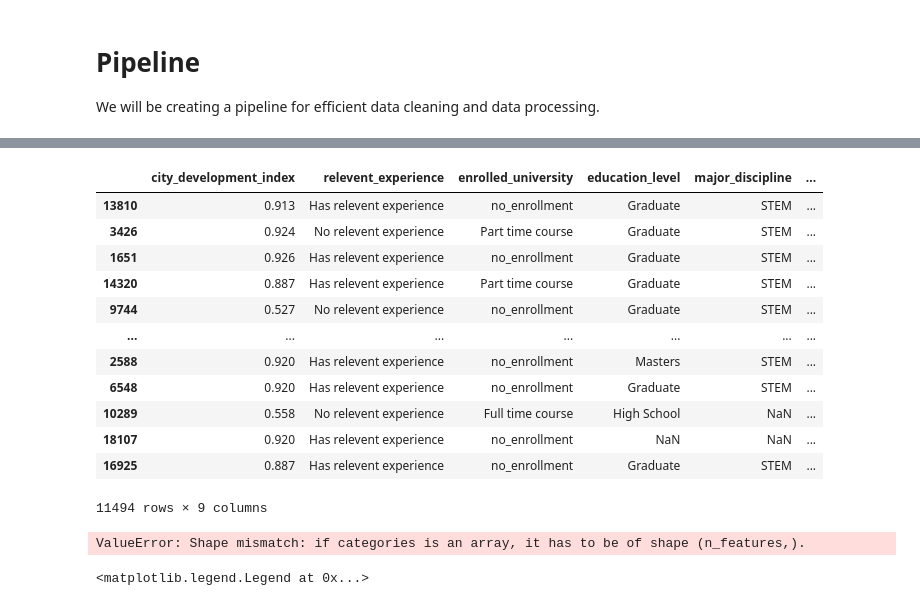
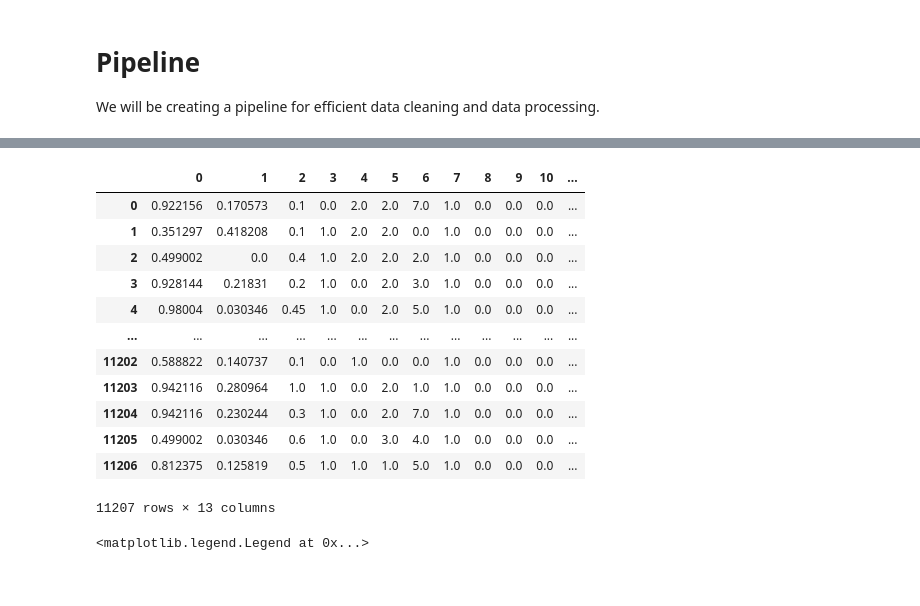
Before and after one commit to yuvraaj2002/Old_projects, a Jupyter notebook: DS job prediction/DS_job_prediction.ipynb, the cells around one changed output, grey strips where cells are left out. Cells and saved outputs as stored; diff of their text form; code cells hidden in the pictures.

Commit message:
Created a pipeline

```diff
--- a/DS job prediction/DS_job_prediction.ipynb
+++ b/DS job prediction/DS_job_prediction.ipynb
@@ -291,28 +248,57 @@ pipe = Pipeline(steps=[('Handle_Nan_Outliers', nan_values_outliers),
+# %%
+# define the column transformer for imputation
+impute_transformer = ColumnTransformer(transformers=[
+        ('mean_imputer', SimpleImputer(strategy='mean'), [0,7]),
+        ('mode_imputer', SimpleImputer(strategy='most_frequent'), [1, 2, 3, 4, 5, 6])
+
+], remainder= 'passthrough')
+
+# Define the column transformer for encoding
+encode_values = ColumnTransformer(transformers=[
+    ('Encode_ordinal_Re', OrdinalEncoder(categories=[['No relevent experience', 'Has relevent experience']]), [2]),
+    ('Encode_ordinal_eu', OrdinalEncoder(categories=[['no_enrollment', 'Part time course', 'Full time course']]), [3]),
+    ('Encode_ordinal_el', OrdinalEncoder(categories=[['Primary School', 'High School', 'Graduate', 'Masters', 'Phd']]), [4]),
+    ('Encode_ordinal_cs', OrdinalEncoder(categories=[['<10', '10/49', '50-99', '100-500', '500-999', '1000-4999', '5000-9999', '10000+']]), [7]),
+    ('Encode_nominal_md', OneHotEncoder(categories=[['STEM', 'Humanities', 'Other', 'Business Degree', 'Arts', 'No Major']],sparse_output=False, handle_unknown='ignore'), [5])
+], remainder='passthrough')
+
+# Column transformer to do feature scaling
+scaling_transformer = ColumnTransformer(transformers=[('scale_transformer', MinMaxScaler(), [10,11,12])], remainder='passthrough')
+
+
+# define the final pipeline
+pipe = Pipeline(steps=[
+    ('impute_transformer', impute_transformer),
+    # ('scale_outlier_transformer', scale_outlier_transformer)
+    ('encode_values', encode_values),
+    ('Scaling',scaling_transformer)
+])
 # %%
+# Seperating the data into dependent and independent variable
+X = df.drop(['target'],axis=1)
+y = df['target']
+
 # Let's split the data into train,test and validation
-X_train, X_test = train_test_split(df, test_size=0.2, random_state=42)
-X_train, X_val = train_test_split(X_train,test_size=0.25, random_state=42)
+X_train, X_test, y_train, y_test = train_test_split(X, y, test_size=0.2, random_state=42)
+X_train, X_val, y_train, y_val = train_test_split(X_train, y_train, test_size=0.25, random_state=42)
-# %%
-X_train
-# %% [output]
-|  | city_development_index | relevent_experience | enrolled_university | education_level | major_discipline | ... |
-| 13810 | 0.913 | Has relevent experience | no_enrollment | Graduate | STEM | ... |
-| 3426 | 0.924 | No relevent experience | Part time course | Graduate | STEM | ... |
-| 1651 | 0.926 | Has relevent experience | no_enrollment | Graduate | STEM | ... |
-| 14320 | 0.887 | Has relevent experience | Part time course | Graduate | STEM | ... |
-| 9744 | 0.527 | No relevent experience | no_enrollment | Graduate | STEM | ... |
-| ... | ... | ... | ... | ... | ... | ... |
-| 2588 | 0.920 | Has relevent experience | no_enrollment | Masters | STEM | ... |
-| 6548 | 0.920 | Has relevent experience | no_enrollment | Graduate | STEM | ... |
-| 10289 | 0.558 | No relevent experience | Full time course | High School | NaN | ... |
-| 18107 | 0.920 | Has relevent experience | no_enrollment | NaN | NaN | ... |
-| 16925 | 0.887 | Has relevent experience | no_enrollment | Graduate | STEM | ... |
-11494 rows × 9 columns
-# %%
-# Let's tranform the training data
-X_train = pipe.fit_transform(X_train)
-# %% [output]
-ValueError: Shape mismatch: if categories is an array, it has to be of shape (n_features,).
+# %%
+X_train = pipe.fit_transform(X_train)
+X_train = pd.DataFrame(X_train)
+X_train
+# %% [output]
+|  | 0 | 1 | 2 | 3 | 4 | 5 | 6 | 7 | 8 | 9 | 10 | ... |
+| 0 | 0.922156 | 0.170573 | 0.1 | 0.0 | 2.0 | 2.0 | 7.0 | 1.0 | 0.0 | 0.0 | 0.0 | ... |
+| 1 | 0.351297 | 0.418208 | 0.1 | 1.0 | 2.0 | 2.0 | 0.0 | 1.0 | 0.0 | 0.0 | 0.0 | ... |
+| 2 | 0.499002 | 0.0 | 0.4 | 1.0 | 2.0 | 2.0 | 2.0 | 1.0 | 0.0 | 0.0 | 0.0 | ... |
+| 3 | 0.928144 | 0.21831 | 0.2 | 1.0 | 0.0 | 2.0 | 3.0 | 1.0 | 0.0 | 0.0 | 0.0 | ... |
+| 4 | 0.98004 | 0.030346 | 0.45 | 1.0 | 0.0 | 2.0 | 5.0 | 1.0 | 0.0 | 0.0 | 0.0 | ... |
+| ... | ... | ... | ... | ... | ... | ... | ... | ... | ... | ... | ... | ... |
+| 11202 | 0.588822 | 0.140737 | 0.1 | 0.0 | 1.0 | 0.0 | 0.0 | 1.0 | 0.0 | 0.0 | 0.0 | ... |
+| 11203 | 0.942116 | 0.280964 | 1.0 | 1.0 | 0.0 | 2.0 | 1.0 | 1.0 | 0.0 | 0.0 | 0.0 | ... |
+| 11204 | 0.942116 | 0.230244 | 0.3 | 1.0 | 0.0 | 2.0 | 7.0 | 1.0 | 0.0 | 0.0 | 0.0 | ... |
+| 11205 | 0.499002 | 0.030346 | 0.6 | 1.0 | 0.0 | 3.0 | 4.0 | 1.0 | 0.0 | 0.0 | 0.0 | ... |
+| 11206 | 0.812375 | 0.125819 | 0.5 | 1.0 | 1.0 | 1.0 | 5.0 | 1.0 | 0.0 | 0.0 | 0.0 | ... |
+11207 rows × 13 columns
 # %%
 remove_outliers = df[['city_development_index','training_hours']].copy()
 cap_outliers = df[['city_development_index','training_hours']].copy()
```
Also changed, not shown: parts of 7 cells of this notebook.
